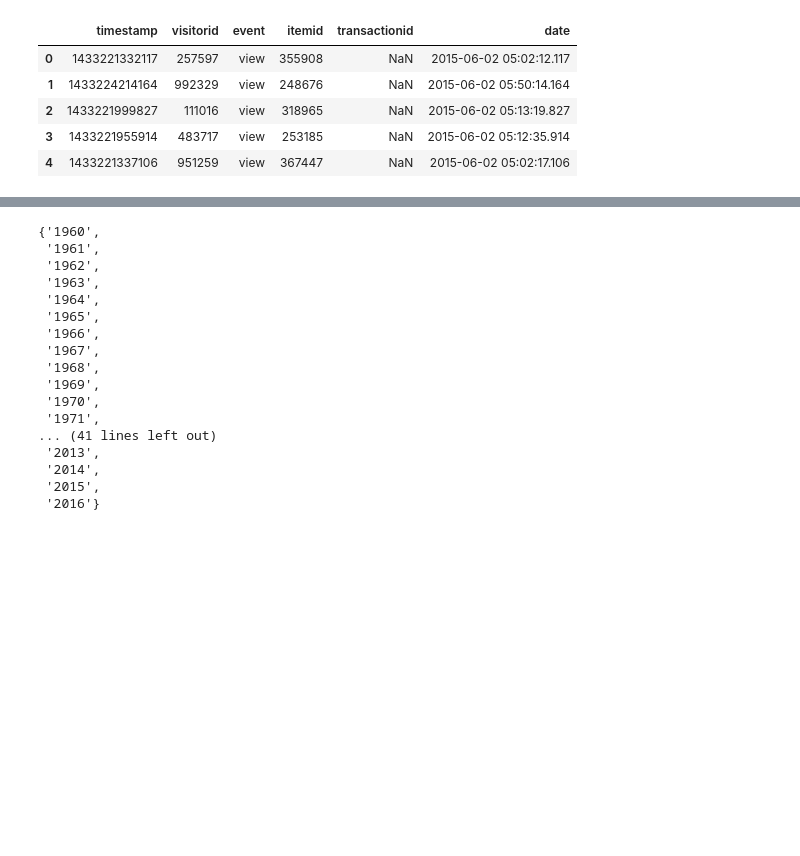
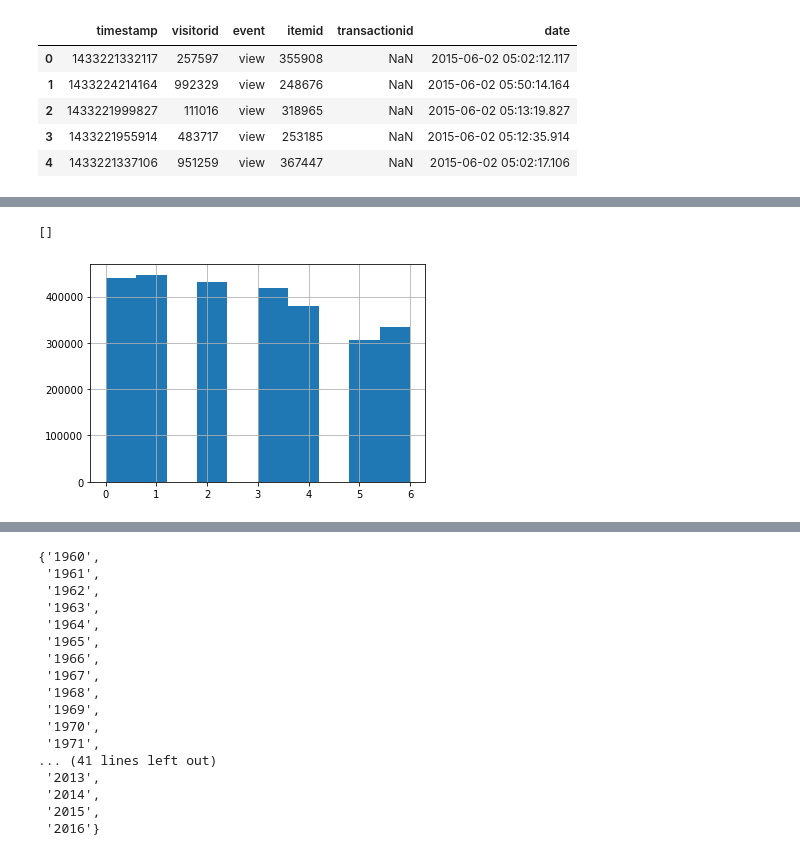
Before and after one commit to ssmcnatt/pair-work, a Jupyter notebook: week12/group-10-26-2020-2.ipynb, the cells around one changed output, grey strips where cells are left out. Drawn from its saved outputs; the diff is of its cells as text; code cells hidden in the pictures; blank space fills up the shorter version.

```diff
--- a/week12/group-10-26-2020-2.ipynb
+++ b/week12/group-10-26-2020-2.ipynb
@@ -106,0 +49,6 @@ Name: date, dtype: int64
+# %%
+events['weekday'].hist()
+plt.plot()
+# %% [output]
+[]
+[figure, added]
```
Also changed, not shown: parts of 18 cells of this notebook, 4 other files.
